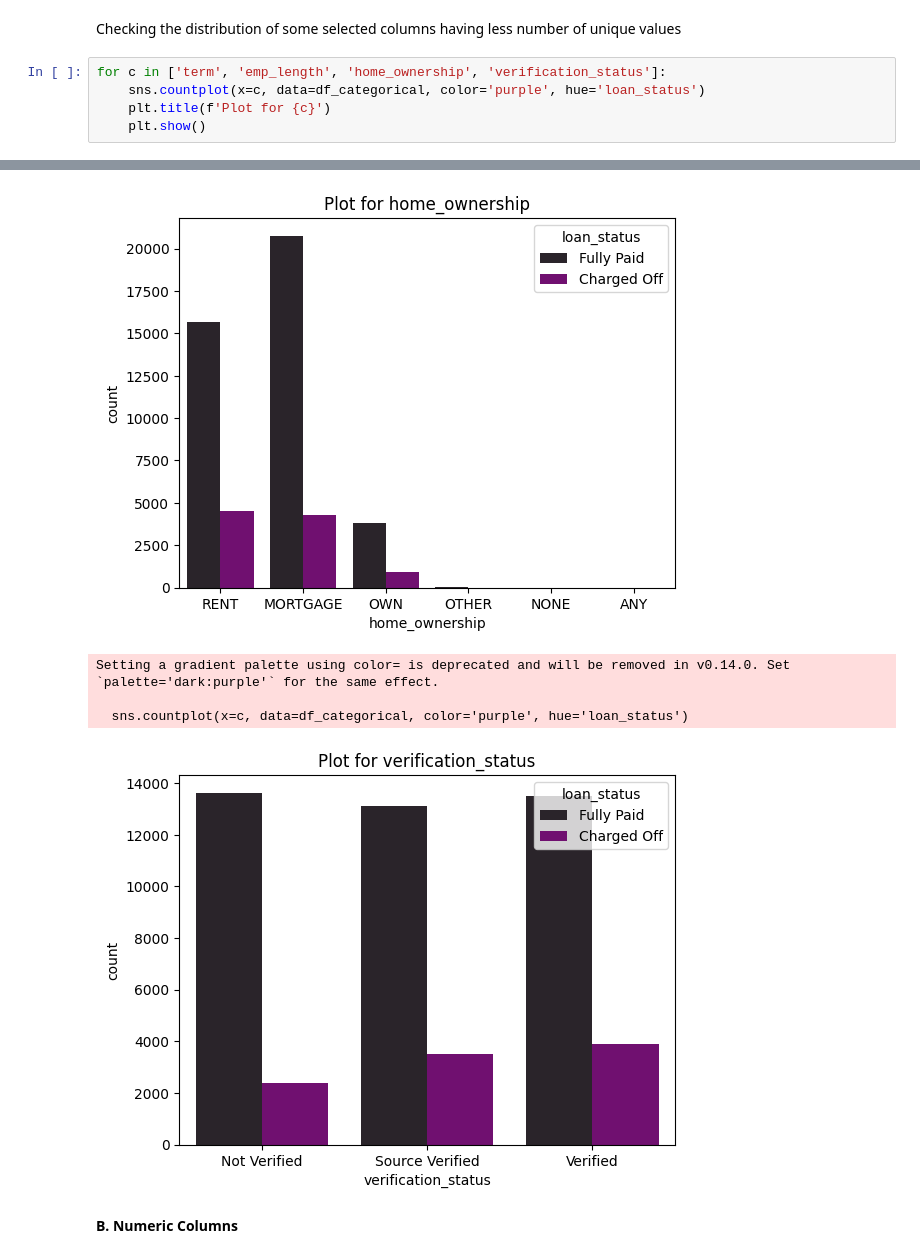
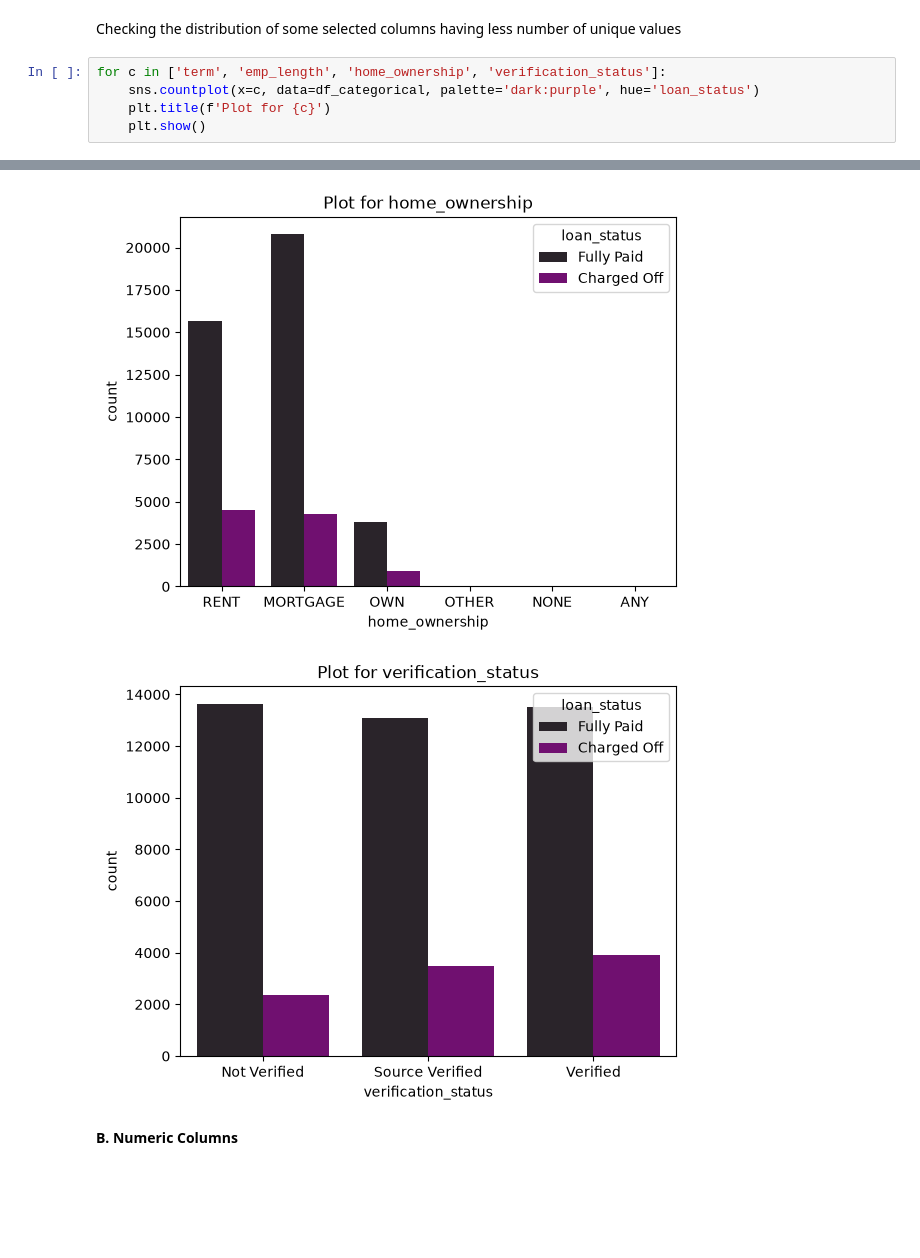
Before and after one commit to venugk81/MLProject-1, a Jupyter notebook: src/ml_trainer/L4 - Data Preprocessing (Practical)/Data Preprocessing.ipynb, the cells around one changed output, grey strips where cells are left out. Drawn from its saved outputs; the diff is of its cells as text; blank space fills up the shorter version.

```diff
--- a/src/ml_trainer/L4 - Data Preprocessing (Practical)/Data Preprocessing.ipynb
+++ b/src/ml_trainer/L4 - Data Preprocessing (Practical)/Data Preprocessing.ipynb
@@ -183,7 +185,7 @@ address - 49954
 Checking the distribution of some selected columns having less number of unique values
 # %%
 for c in ['term', 'emp_length', 'home_ownership', 'verification_status']:
-    sns.countplot(x=c, data=df_categorical, color='purple', hue='loan_status')
+    sns.countplot(x=c, data=df_categorical, palette='dark:purple', hue='loan_status')
     plt.title(f'Plot for {c}')
     plt.show()
 # %% [output]
@@ -201,8 +194,5 @@ Setting a gradient palette using color= is deprecated and will be removed in v0.
-[figure, old version]
+[figure, new version]
-Setting a gradient palette using color= is deprecated and will be removed in v0.14.0. Set `palette='dark:purple'` for the same effect.
-
-  sns.countplot(x=c, data=df_categorical, color='purple', hue='loan_status')
-[figure, old version]
+[figure, new version]
 # %% [markdown]
 **B. Numeric Columns**
 # %%
```
Also changed, not shown: parts of 13 cells of this notebook, 4 other files.
